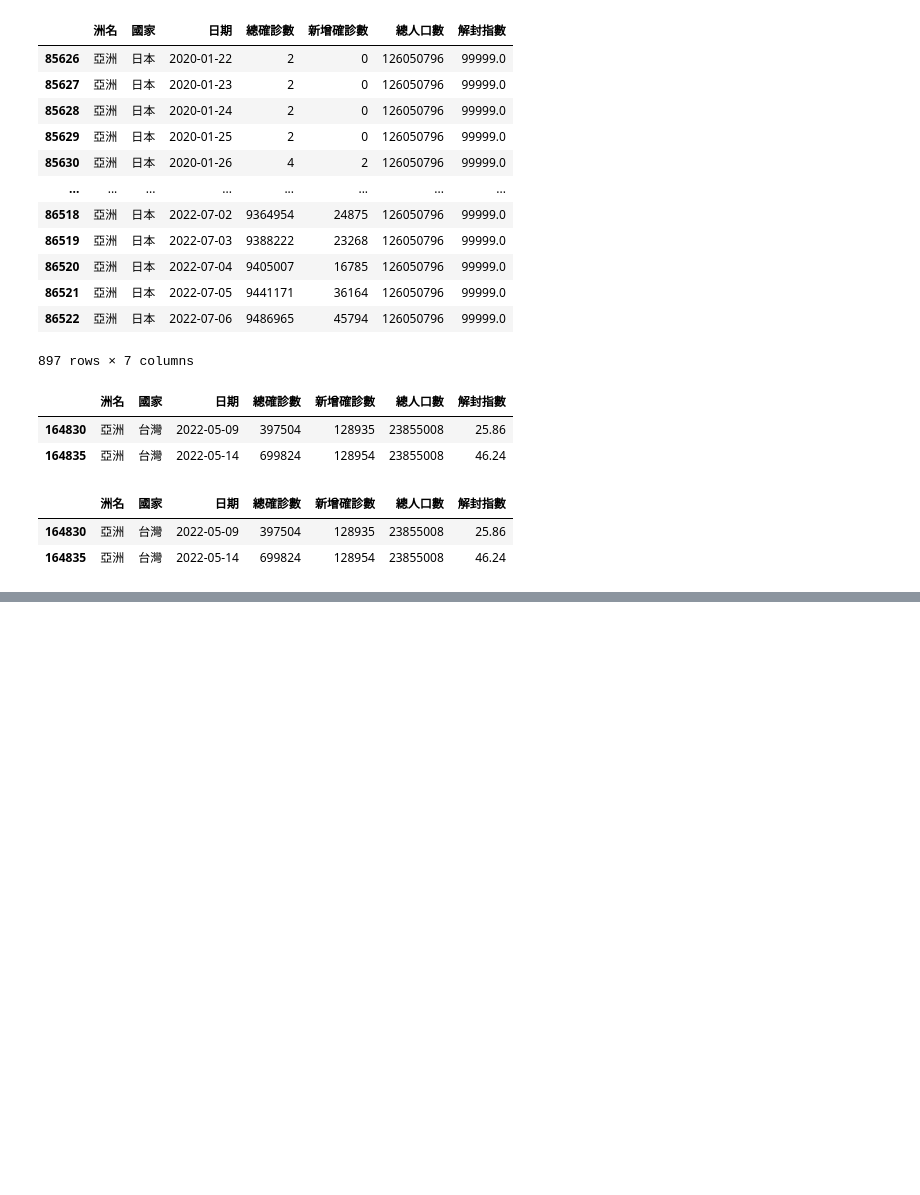
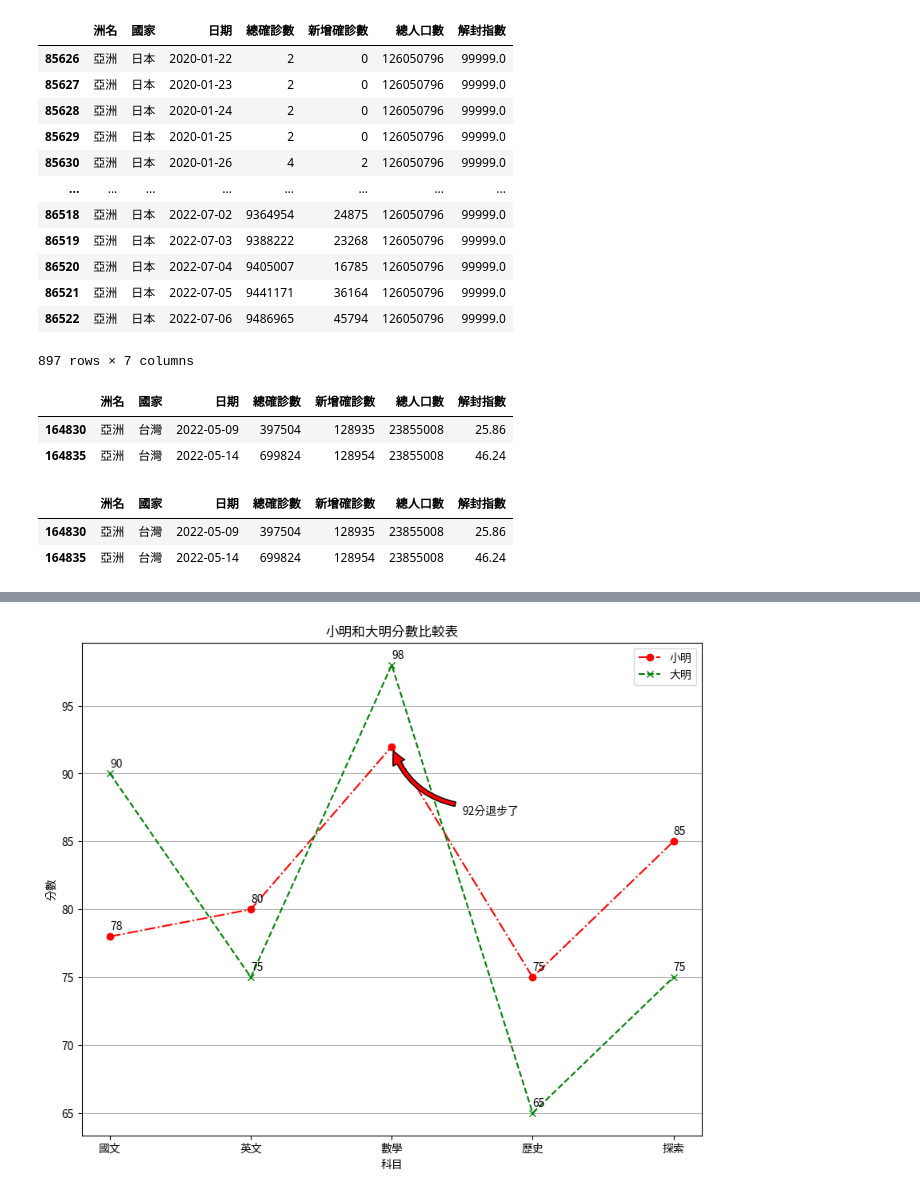
Before and after one commit to Jc-cho86/python_analysis, a Jupyter notebook: leson0308.ipynb, the cells around one changed output, grey strips where cells are left out. Cells and saved outputs as stored; diff of their text form; code cells hidden in the pictures; blank space fills up the shorter version.

```diff
--- a/leson0308.ipynb
+++ b/leson0308.ipynb
@@ -340,0 +374,45 @@ df1.query('國家=="台灣" and 新增確診數>=100000')
+# %%
+import matplotlib.pyplot as plt
+from matplotlib.font_manager import fontManager
+import matplotlib as mlp
+fontManager.addfont('ChineseFont.ttf')
+mlp.rc('font', family='ChineseFont')
+
+student1 = {'國文':78, '英文':80, '數學':92, '歷史':75, '探索':85}
+student2 = {'國文':90, '英文':75, '數學':98, '歷史':65, '探索':75}
+subjects = list(student1.keys())
+score1 = list(student1.values())
+score2 = list(student2.values())
+
+figure = plt.figure(figsize=(10,8))
+axes = figure.add_subplot(1,1,1)
+axes.set_title("小明和大明分數比較表")
+axes.set_xlabel("科目")
+axes.set_ylabel("分數")
+axes.plot(subjects,score1,'ro-.',label="小明")
+axes.plot(subjects,score2,'gx--',label="大明")
+axes.legend()
+axes.grid(axis='y')
+
+# 找出數學在subjects列表中的索引
+math_index = subjects.index('數學')
+
+for idx, (s, v1, v2) in enumerate(zip(subjects, score1, score2)):
+    if s == '數學' and v1 == 92:
+        # 對於數學成績，使用特殊的箭頭樣式
+        # 使用arc3連接樣式並調整弧度來模擬90度轉向
+        axes.annotate(f'{v1}分退步了',
+                      xy=(math_index, v1),
+                      xytext=(math_index+0.5, v1-5),  # 將文字向右上方移動
+                      arrowprops=dict(
+                          facecolor='red',
+                          shrink=0.05,
+                          connectionstyle='arc3,rad=-0.3'  # 負值使弧度向右彎曲
+                      ))
+        axes.annotate(f'{v2}', xy=(s, v2+0.5))
+    else:
+        axes.annotate(f'{v1}', xy=(s, v1+0.5))
+        axes.annotate(f'{v2}', xy=(s, v2+0.5))
+plt.show()
+# %% [output]
+[figure, added]
```
Also changed, not shown: parts of 6 cells of this notebook.
